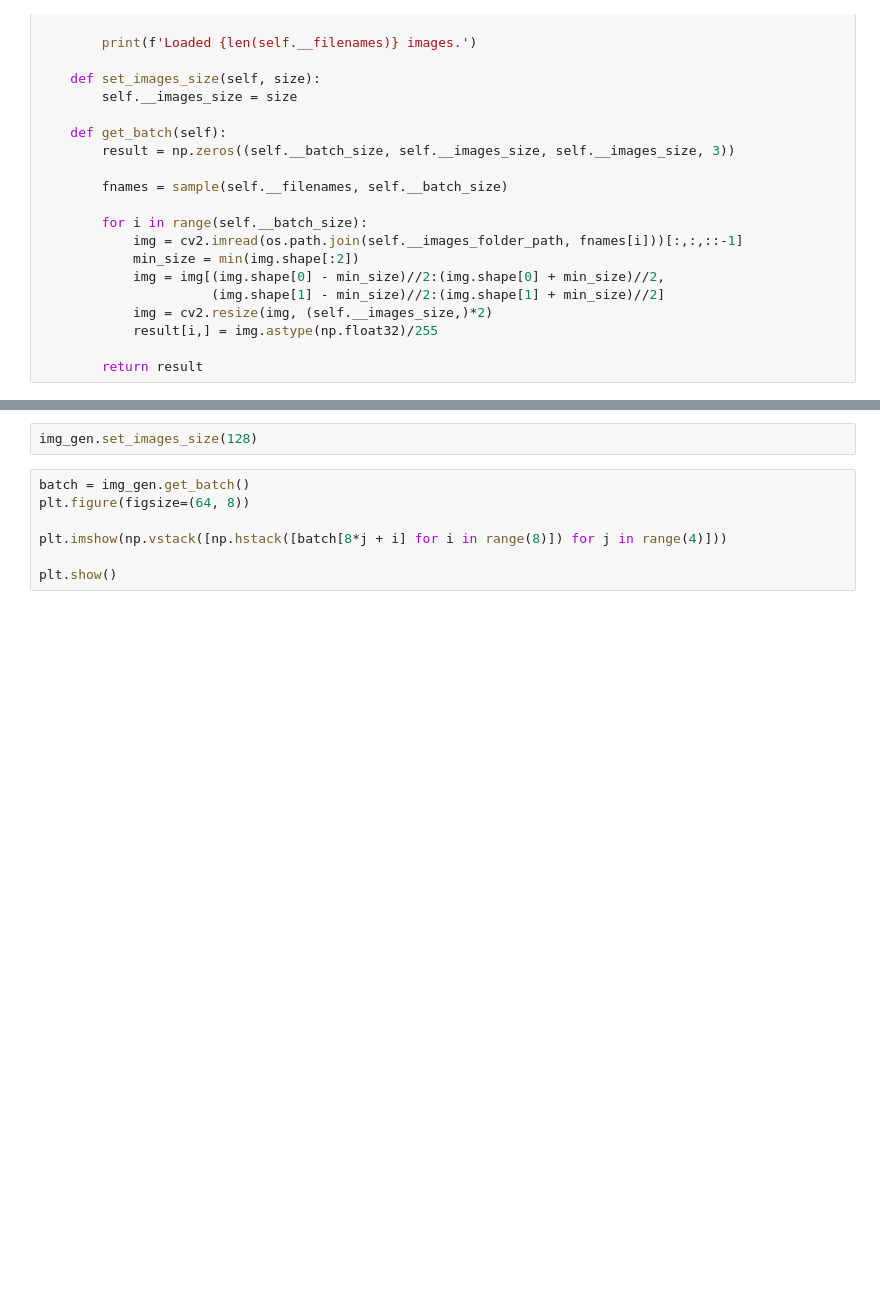
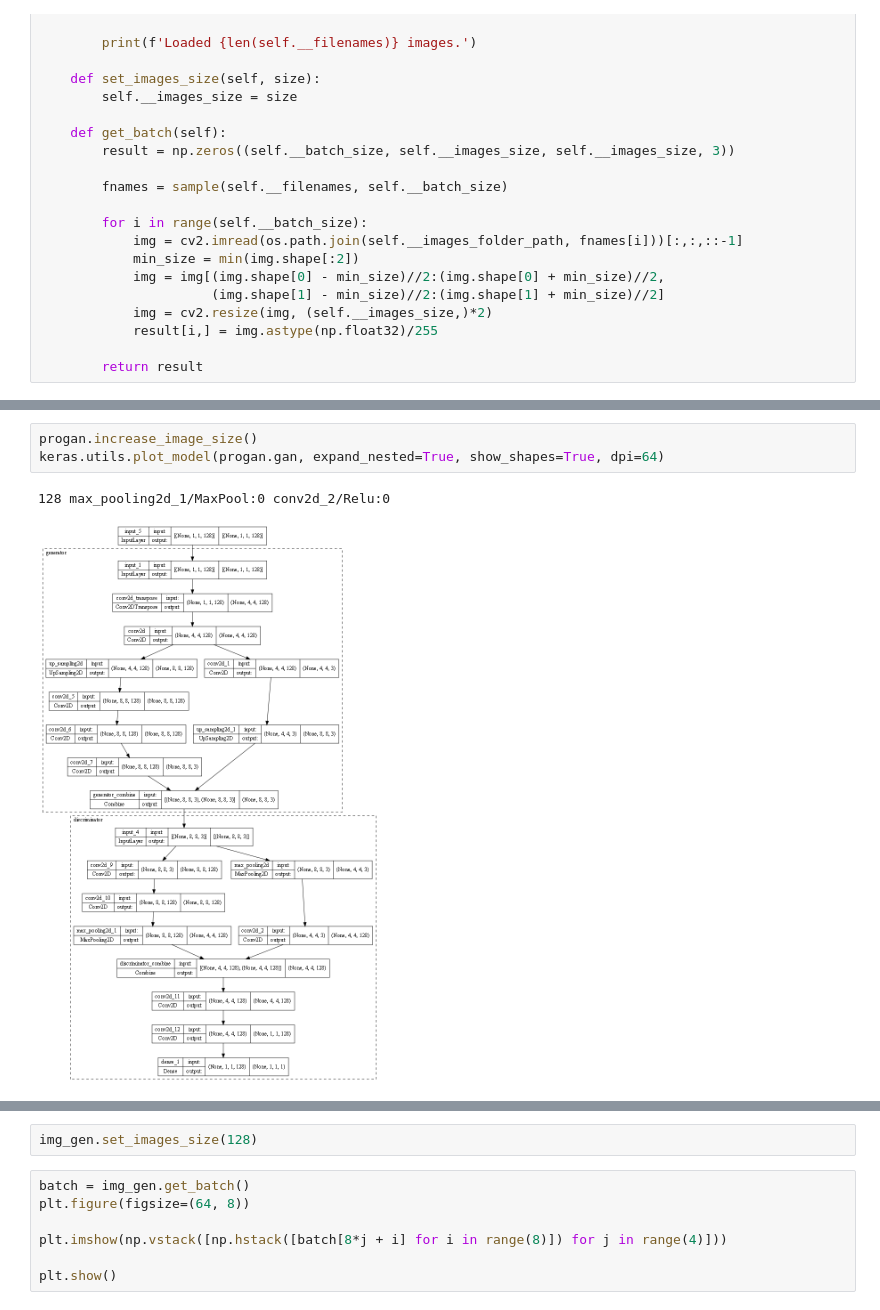
Before and after one commit to m-torhan/ProgressiveGAN, a Jupyter notebook: progressive_gan.ipynb, the cells around one changed output, grey strips where cells are left out. Cells and saved outputs as stored; diff of their text form; blank space fills up the shorter version.

```diff
--- a/progressive_gan.ipynb
+++ b/progressive_gan.ipynb
@@ -203,0 +288,6 @@ progan.gan.summary(line_length=100, expand_nested=True)
+# %%
+progan.increase_image_size()
+keras.utils.plot_model(progan.gan, expand_nested=True, show_shapes=True, dpi=64)
+# %% [output]
+128 max_pooling2d_1/MaxPool:0 conv2d_2/Relu:0
+[figure, added]
```
Also changed, not shown: parts of 9 cells of this notebook.
